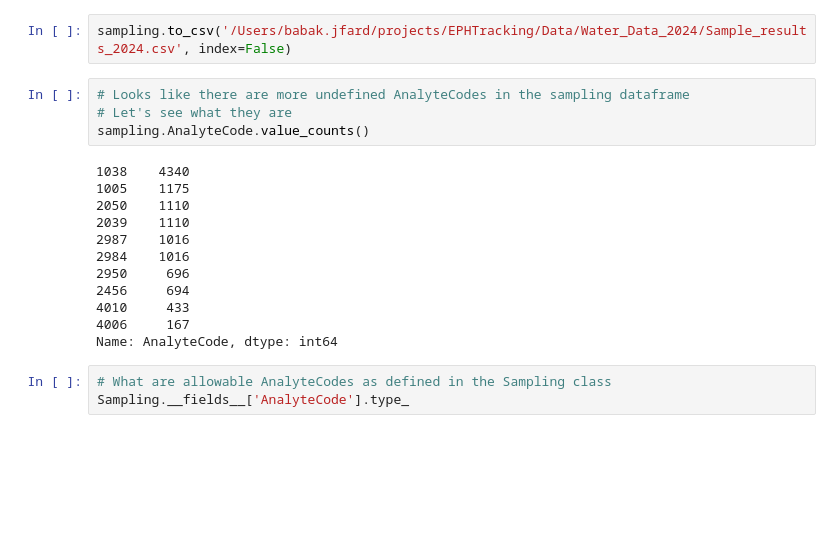
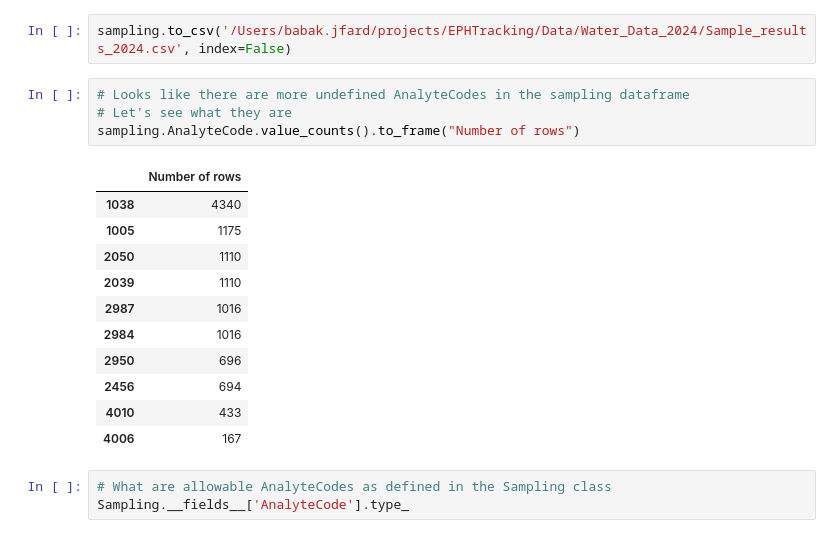
Before and after one commit to Babakjfard/EPHTracking, a Jupyter notebook: notebooks/Water_20240515.ipynb, the cells around one changed output. Saved outputs shown, nothing was run; the diff lists cells and outputs as text; blank space fills up the shorter version.

```diff
--- a/notebooks/Water_20240515.ipynb
+++ b/notebooks/Water_20240515.ipynb
@@ -361,19 +361,19 @@ sampling.to_csv('/Users/babak.jfard/projects/EPHTracking/Data/Water_Data_2024/Sa
 # %%
 # Looks like there are more undefined AnalyteCodes in the sampling dataframe
 # Let's see what they are
-sampling.AnalyteCode.value_counts()
+sampling.AnalyteCode.value_counts().to_frame("Number of rows")
 # %% [output]
-1038    4340
-1005    1175
-2050    1110
-2039    1110
-2987    1016
-2984    1016
-2950     696
-2456     694
-4010     433
-4006     167
-Name: AnalyteCode, dtype: int64
+|  | Number of rows |
+| 1038 | 4340 |
+| 1005 | 1175 |
+| 2050 | 1110 |
+| 2039 | 1110 |
+| 2987 | 1016 |
+| 2984 | 1016 |
+| 2950 | 696 |
+| 2456 | 694 |
+| 4010 | 433 |
+| 4006 | 167 |
 # %%
 # What are allowable AnalyteCodes as defined in the Sampling class
 Sampling.__fields__['AnalyteCode'].type_
```
Also changed, not shown: 2 other files.
